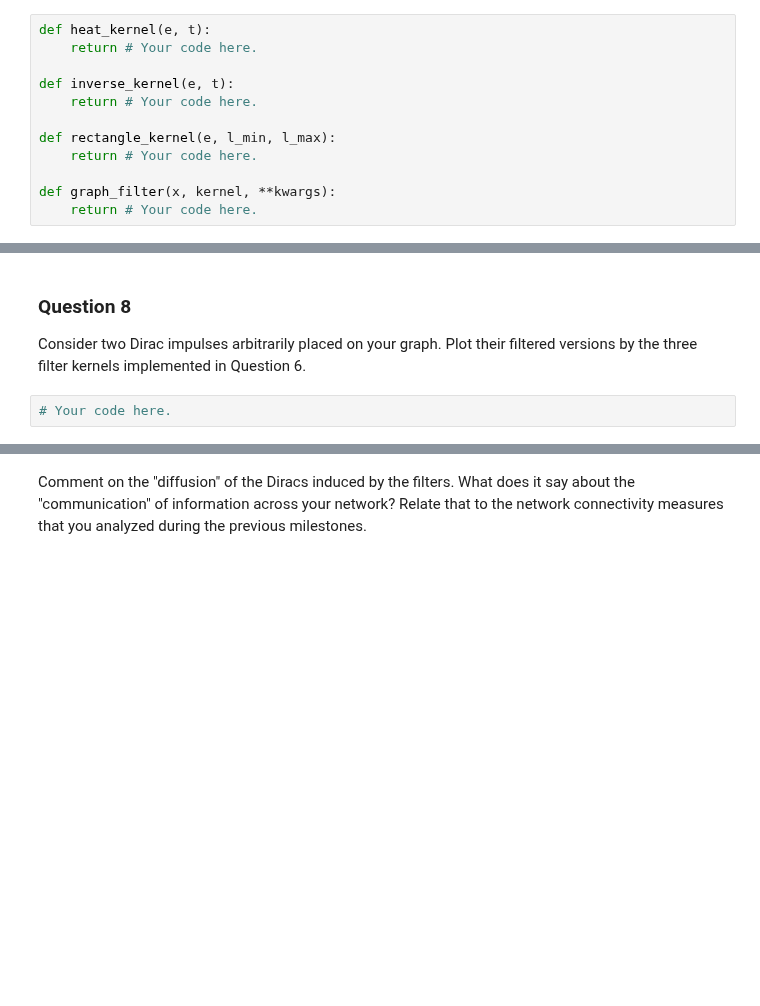
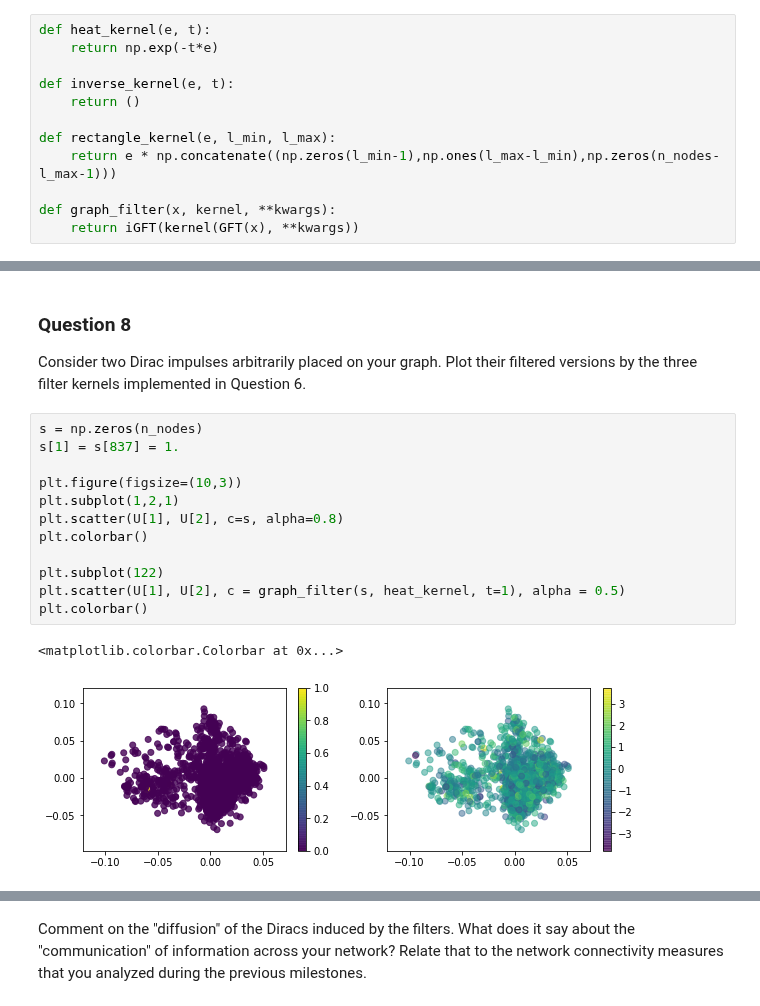
Before and after one commit to vndk36/Project_ntds2018, a Jupyter notebook: Milestone_4/4_HPCF_Hugo.ipynb, the cells around one changed output, grey strips where cells are left out. Cells and saved outputs as stored; diff of their text form; blank space fills up the shorter version.

```diff
--- a/Milestone_4/4_HPCF_Hugo.ipynb
+++ b/Milestone_4/4_HPCF_Hugo.ipynb
@@ -362,16 +369,16 @@ Implement the following three filter kernels and the graph filtering operation.
       One can then defer the keyword-value assignment to the `kernel` call: `foo = kernel(bar, **kwargs)`.
 # %%
 def heat_kernel(e, t):
-    return # Your code here.
+    return np.exp(-t*e)
 
 def inverse_kernel(e, t):
-    return # Your code here.
+    return ()
 
 def rectangle_kernel(e, l_min, l_max):
-    return # Your code here.
+    return e * np.concatenate((np.zeros(l_min-1),np.ones(l_max-l_min),np.zeros(n_nodes-l_max-1)))
 
 def graph_filter(x, kernel, **kwargs):
-    return # Your code here.
+    return iGFT(kernel(GFT(x), **kwargs))
 # %% [markdown]
 ### Question 7
 
@@ -382,5 +389,18 @@ Plot all three filter kernels in the spectral domain. Remember to properly name
 ### Question 8
 
 Consider two Dirac impulses arbitrarily placed on your graph. Plot their filtered versions by the three filter kernels implemented in Question 6.
-# %%
-# Your code here.
+# %%
+s = np.zeros(n_nodes)
+s[1] = s[837] = 1.
+
+plt.figure(figsize=(10,3))
+plt.subplot(1,2,1)
+plt.scatter(U[1], U[2], c=s, alpha=0.8)
+plt.colorbar()
+
+plt.subplot(122)
+plt.scatter(U[1], U[2], c = graph_filter(s, heat_kernel, t=1), alpha = 0.5)
+plt.colorbar()
+# %% [output]
+<matplotlib.colorbar.Colorbar at 0x...>
+[figure, added]
```
Also changed, not shown: parts of 14 cells of this notebook.
